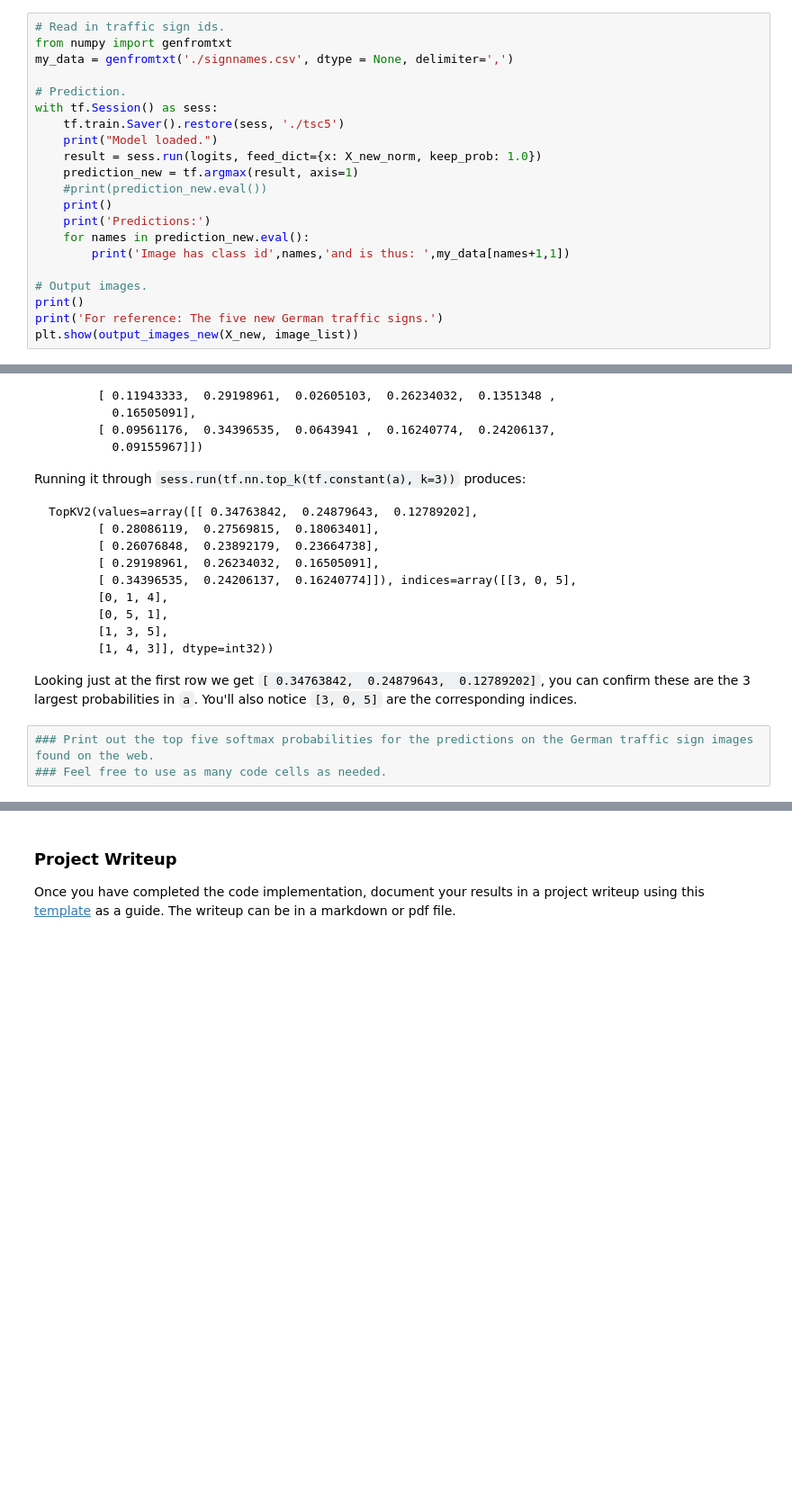
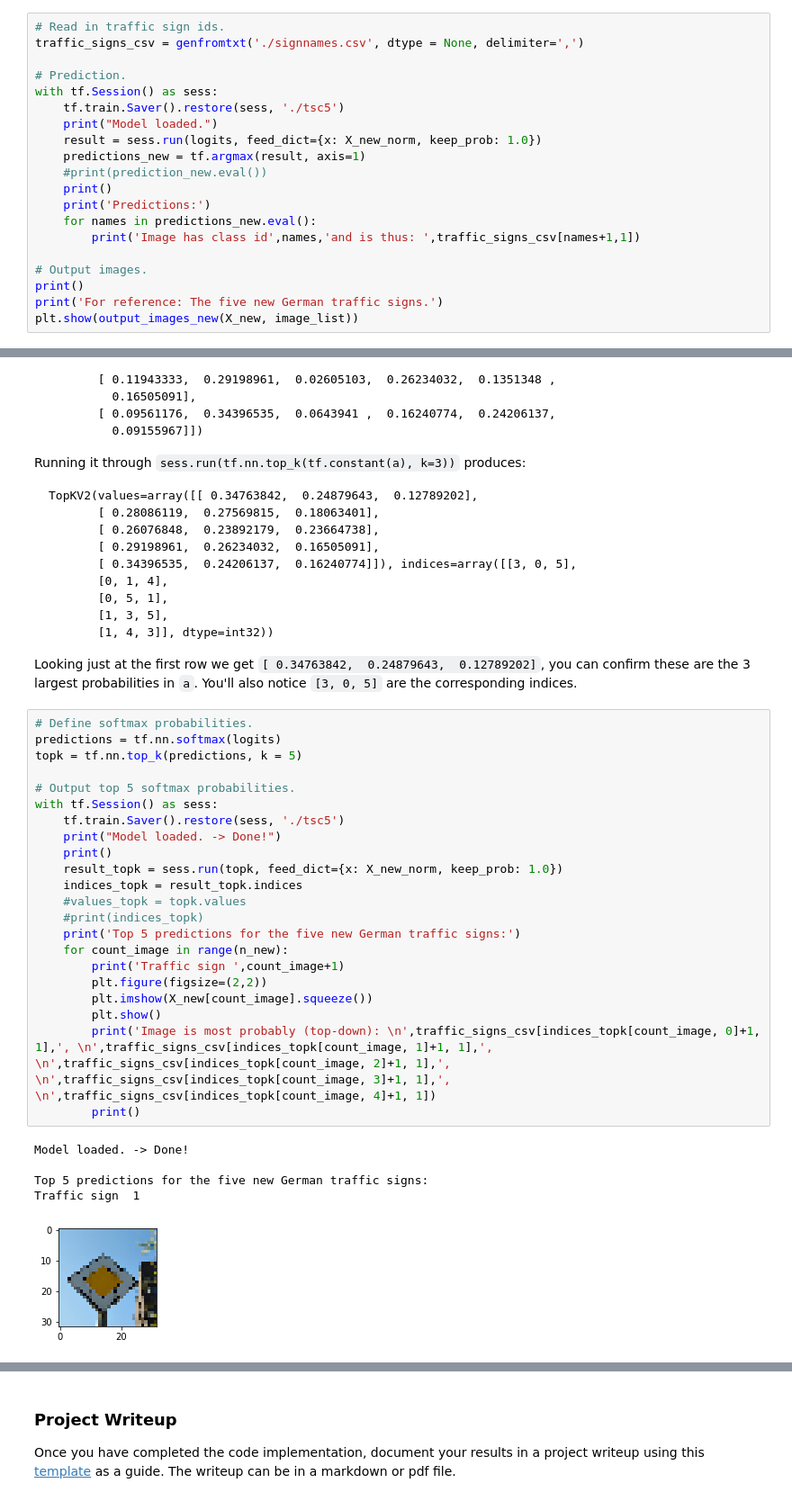
Before and after one commit to urs-waldmann/CarND-Traffic-Sign-Classifier-Project, a Jupyter notebook: Traffic_Sign_Classifier.ipynb, the cells around one changed output, grey strips where cells are left out. Shown: that part at 90% size. Cells and saved outputs as stored; diff of their text form; blank space fills up the shorter version.

Commit message:
Add implementation of step3, section Output Top 5 Softmax Probabilities For Each Image Found on the Web.

````diff
--- a/Traffic_Sign_Classifier.ipynb
+++ b/Traffic_Sign_Classifier.ipynb
@@ -833,20 +839,19 @@ Five new German traffic signs after normalization:
 #### Prediciton
 # %%
 # Read in traffic sign ids.
-from numpy import genfromtxt
-my_data = genfromtxt('./signnames.csv', dtype = None, delimiter=',')
+traffic_signs_csv = genfromtxt('./signnames.csv', dtype = None, delimiter=',')
 
 # Prediction.
 with tf.Session() as sess:
     tf.train.Saver().restore(sess, './tsc5')
     print("Model loaded.")
     result = sess.run(logits, feed_dict={x: X_new_norm, keep_prob: 1.0})
-    prediction_new = tf.argmax(result, axis=1)
+    predictions_new = tf.argmax(result, axis=1)
     #print(prediction_new.eval())
     print()
     print('Predictions:')
-    for names in prediction_new.eval():
-        print('Image has class id',names,'and is thus: ',my_data[names+1,1])
+    for names in predictions_new.eval():
+        print('Image has class id',names,'and is thus: ',traffic_signs_csv[names+1,1])
 
 # Output images.
 print()
@@ -911,6 +916,31 @@ TopKV2(values=array([[ 0.34763842,  0.24879643,  0.12789202],
 ```
 
 Looking just at the first row we get `[ 0.34763842,  0.24879643,  0.12789202]`, you can confirm these are the 3 largest probabilities in `a`. You'll also notice `[3, 0, 5]` are the corresponding indices.
-# %%
-### Print out the top five softmax probabilities for the predictions on the German traffic sign images found on the web.
-### Feel free to use as many code cells as needed.
+# %%
+# Define softmax probabilities.
+predictions = tf.nn.softmax(logits)
+topk = tf.nn.top_k(predictions, k = 5)
+
+# Output top 5 softmax probabilities.
+with tf.Session() as sess:
+    tf.train.Saver().restore(sess, './tsc5')
+    print("Model loaded. -> Done!")
+    print()
+    result_topk = sess.run(topk, feed_dict={x: X_new_norm, keep_prob: 1.0})
+    indices_topk = result_topk.indices
+    #values_topk = topk.values
+    #print(indices_topk)
+    print('Top 5 predictions for the five new German traffic signs:')
+    for count_image in range(n_new):
+        print('Traffic sign ',count_image+1)
+        plt.figure(figsize=(2,2))
+        plt.imshow(X_new[count_image].squeeze())
+        plt.show()
+        print('Image is most probably (top-down): \n',traffic_signs_csv[indices_topk[count_image, 0]+1, 1],', \n',traffic_signs_csv[indices_topk[count_image, 1]+1, 1],', \n',traffic_signs_csv[indices_topk[count_image, 2]+1, 1],', \n',traffic_signs_csv[indices_topk[count_image, 3]+1, 1],', \n',traffic_signs_csv[indices_topk[count_image, 4]+1, 1])
+        print()
+# %% [output]
+Model loaded. -> Done!
+
+Top 5 predictions for the five new German traffic signs:
+Traffic sign  1
+[figure, added]
````
Also changed, not shown: parts of 3 cells of this notebook.
